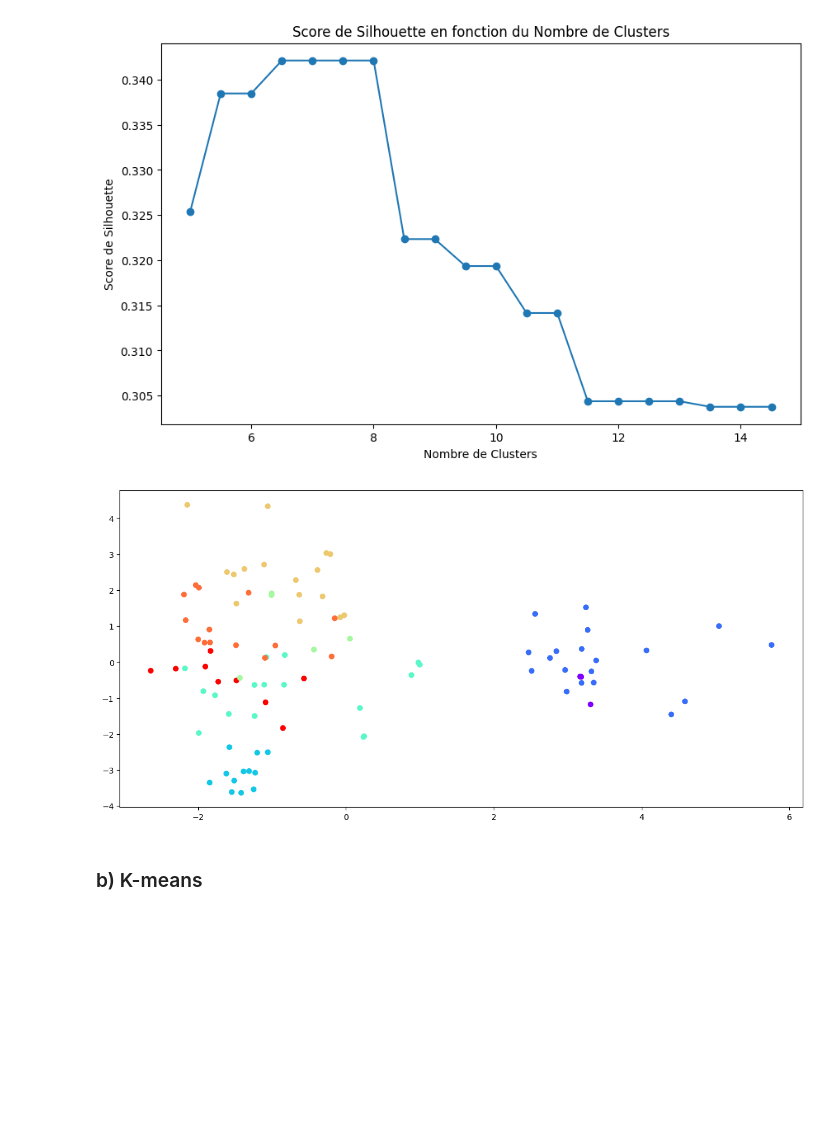
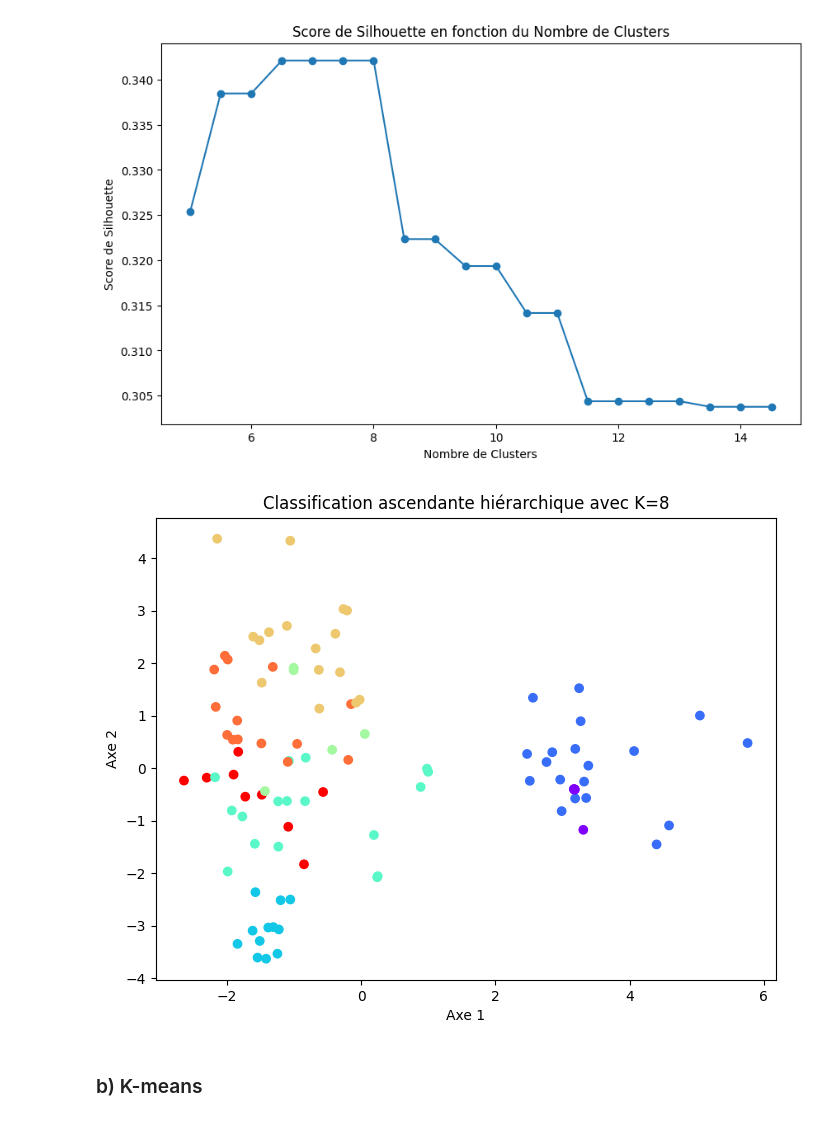
Before and after one commit to TLeandre/Categorisation-de-capteurs-de-pollution, a Jupyter notebook: scripts/Projet_Odata.ipynb, the cells around one changed output. Saved outputs shown, nothing was run; the diff lists cells and outputs as text; code cells hidden in the pictures; blank space fills up the shorter version.

```diff
--- a/scripts/Projet_Odata.ipynb
+++ b/scripts/Projet_Odata.ipynb
@@ -601,9 +616,17 @@ cluster = SCH.fcluster(matrice_liaisons, t, criterion='distance')
 # %%
-plt.figure(figsize=(15, 7))
-plt.scatter(Z_acp[:,0], Z_acp[:,1], c=cluster, cmap='rainbow')
+#  choix de t = 8
+t=8
+matrice_liaisons = SCH.linkage(Z_acp, method="ward", optimal_ordering=True)
+labels_CAH = SCH.fcluster(matrice_liaisons, t, criterion='distance')
+
+plt.figure(figsize=(8, 6))
+plt.scatter(Z_acp[:,0], Z_acp[:,1], c=labels_CAH, cmap='rainbow')
+plt.title('Classification ascendante hiérarchique avec K=8')
+plt.xlabel('Axe 1')
+plt.ylabel('Axe 2')
 plt.show()
 # %% [output]
-[figure, old version]
+[figure, new version]
 # %% [markdown]
 ### b) K-means
 # %%
```
Also changed, not shown: parts of 21 cells of this notebook, 1 other file.
